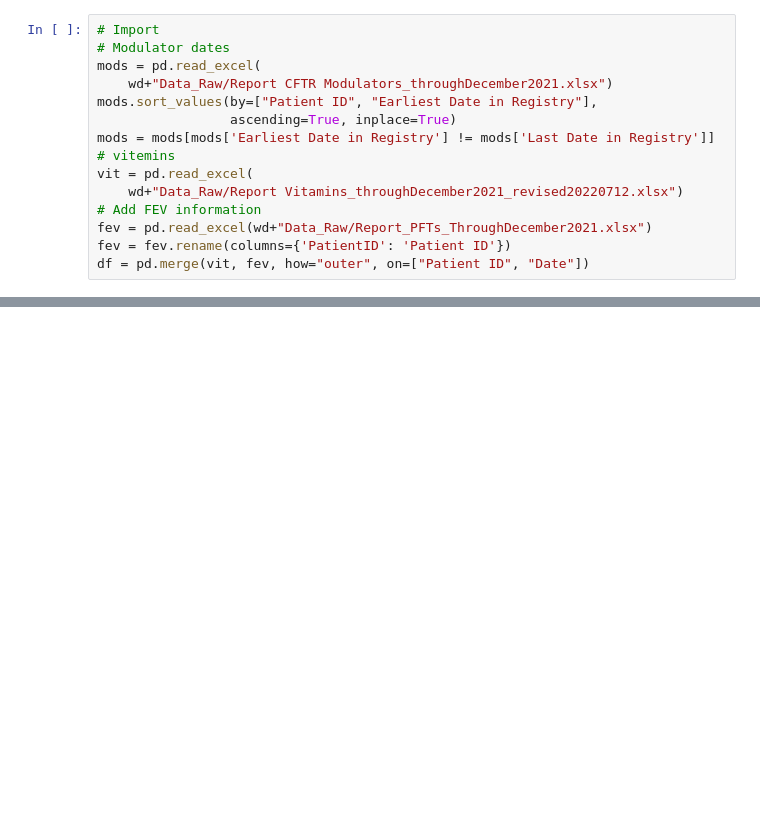
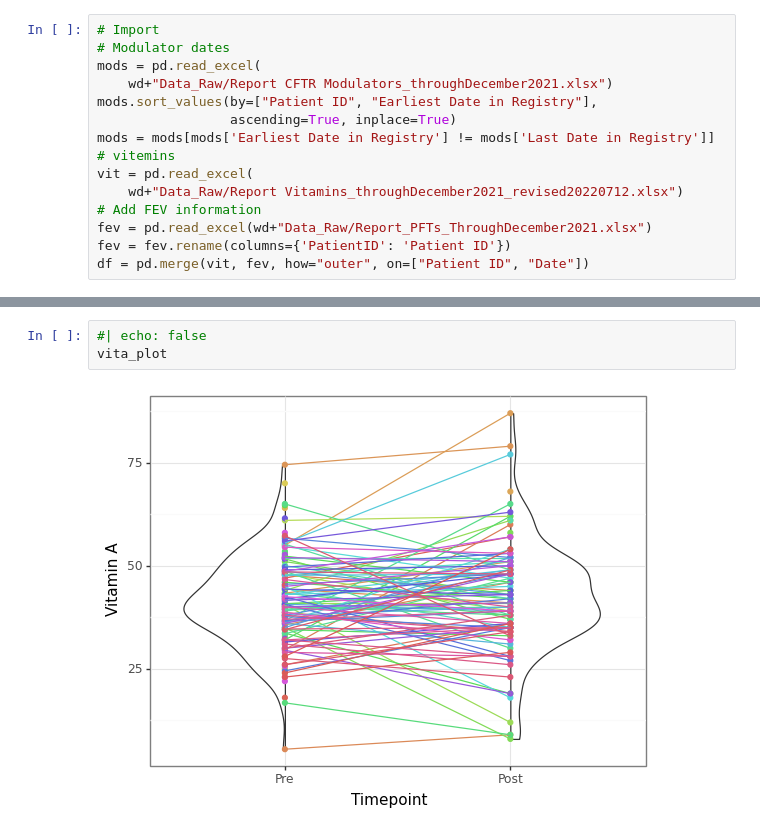
Before and after one commit to childhealthbiostatscore/CF, a Jupyter notebook: Edith Zemanick/CF Nutrition/cf_nutrition.ipynb, the cells around one changed output, grey strips where cells are left out. Cells and saved outputs as stored; diff of their text form; blank space fills up the shorter version.

```diff
--- a/Edith Zemanick/CF Nutrition/cf_nutrition.ipynb
+++ b/Edith Zemanick/CF Nutrition/cf_nutrition.ipynb
@@ -175,0 +339,5 @@ analysis.to_csv(wd+"Data_Cleaned/analysis.csv", index=False)
+# %%
+#| echo: false
+vita_plot
+# %% [output]
+[figure, added]
```
Also changed, not shown: parts of 18 cells of this notebook.
